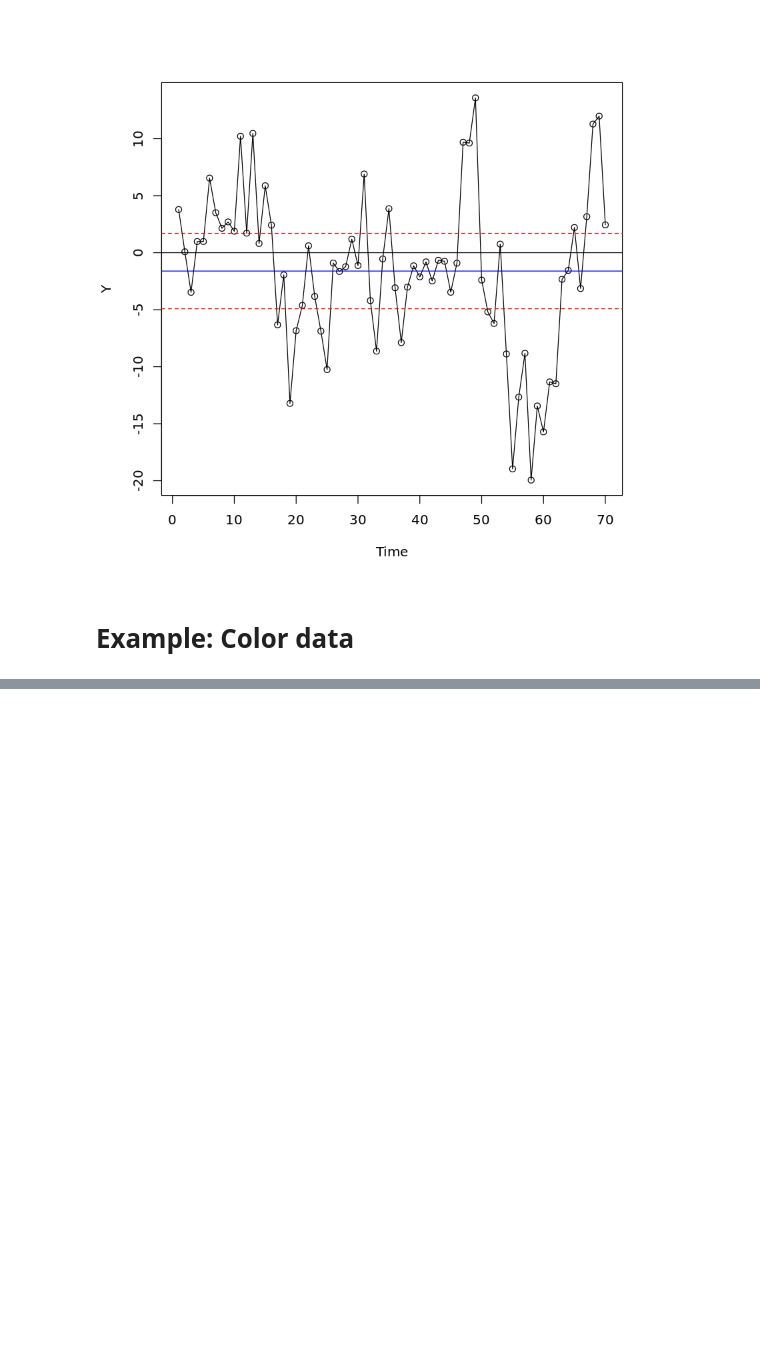
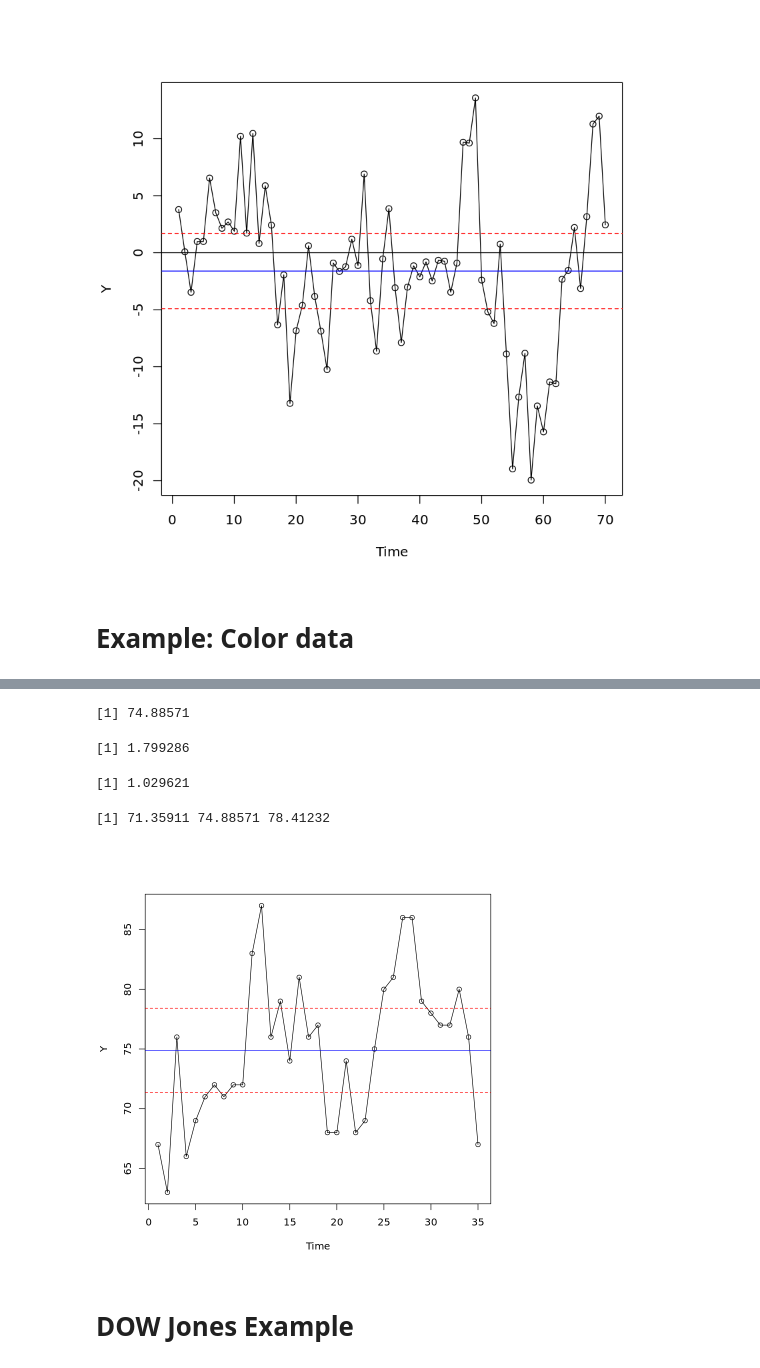
Before and after one commit to EricMaibach/TimeSeries, a Jupyter notebook: Section 2 Example.ipynb, the cells around one changed output, grey strips where cells are left out. Cells and saved outputs as stored; diff of their text form; code cells hidden in the pictures; blank space fills up the shorter version.

```diff
--- a/Section 2 Example.ipynb
+++ b/Section 2 Example.ipynb
@@ -65,0 +94,3 @@ ERROR: Error in library(TSA): there is no package called ‘TSA’
+# %%
+Ga <- acf(Y, type="covariance", plot=FALSE)
+str(Ga)
@@ -65,0 +106,30 @@ ERROR: Error in library(TSA): there is no package called ‘TSA’
+# %%
+Ga.hat = Ga$acf
+sum.limit = floor(sqrt(n))
+nu.sq <- Ga.hat[1] + 2*sum((1-(1:sum.limit)/n) * Ga.hat[2:(sum.limit+1)])
+mean(Y)
+# %% [output]
+[1] 74.88571
+# %%
+sqrt(nu.sq/n)
+# %% [output]
+[1] 1.799286
+# %%
+sqrt(var(Y)/n)
+# %% [output]
+[1] 1.029621
+# %%
+CI.u <- mean(Y) + 1.96*sqrt(nu.sq/n)
+CI.l <- mean(Y) - 1.96*sqrt(nu.sq/n)
+c(CI.l, mean(Y), CI.u)
+# %% [output]
+[1] 71.35911 74.88571 78.41232
+# %%
+plot(Y, type="o")
+abline(h=0)
+abline(h=mean(Y), col="blue")
+abline(h=c(CI.u, CI.l), col="red", lty=2)
+# %% [output]
+[figure, added]
+# %% [markdown]
+# DOW Jones Example
```
Also changed, not shown: parts of 19 cells of this notebook, 1 other file.
